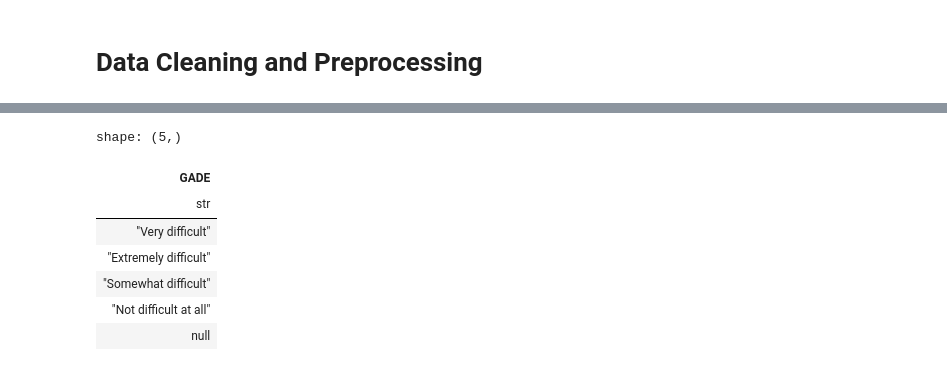
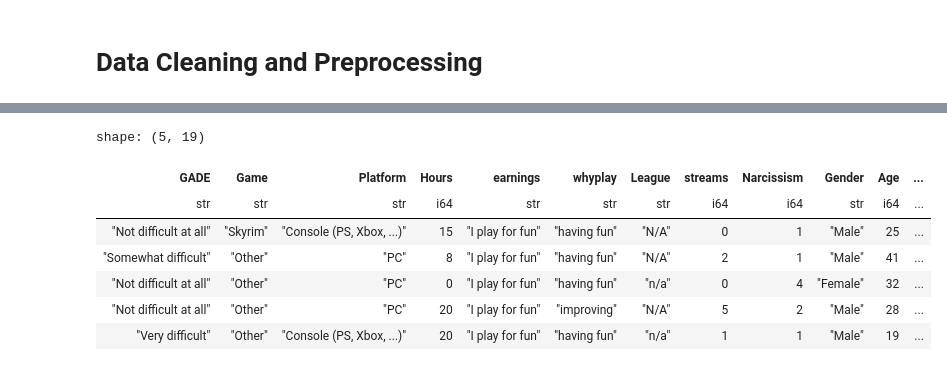
Before and after one commit to JeanLucGaffud/Statistical-Modeling-and-Simulation-Project, a Jupyter notebook: main.ipynb, the cells around one changed output, grey strips where cells are left out. Saved outputs shown, nothing was run; the diff lists cells and outputs as text; code cells hidden in the pictures.

```diff
--- a/main.ipynb
+++ b/main.ipynb
@@ -51,11 +31,20 @@ shape: (13_464, 25)
-# %%
-df["GADE"].unique()
-# %% [output]
-shape: (5,)
-| GADE |
-| str |
-| "Very difficult" |
-| "Extremely difficult" |
-| "Somewhat difficult" |
-| "Not difficult at all" |
-| null |
+# %%
+dropped_columns = [
+    "S. No.", "Timestamp", "GAD1", "GAD2", "GAD3", "GAD4", "GAD5", "GAD6", "GAD7",
+    "SWL1", "SWL2", "SWL3", "SWL4", "SWL5", "SPIN1", "SPIN2", "SPIN3", "SPIN4",
+    "SPIN5", "SPIN6", "SPIN7", "SPIN8", "SPIN9", "SPIN10", "SPIN11", "SPIN12",
+    "SPIN13", "SPIN14", "SPIN15", "SPIN16", "SPIN17", "highestleague",
+    "Residence_ISO3", "Birthplace_ISO3", "accept", "Reference"
+]
+
+df_clean = df.drop(dropped_columns)
+df_clean.head()
+# %% [output]
+shape: (5, 19)
+| GADE | Game | Platform | Hours | earnings | whyplay | League | streams | Narcissism | Gender | Age | ... |
+| str | str | str | i64 | str | str | str | i64 | i64 | str | i64 | ... |
+| "Not difficult at all" | "Skyrim" | "Console (PS, Xbox, ...)" | 15 | "I play for fun" | "having fun" | "N/A" | 0 | 1 | "Male" | 25 | ... |
+| "Somewhat difficult" | "Other" | "PC" | 8 | "I play for fun" | "having fun" | "N/A" | 2 | 1 | "Male" | 41 | ... |
+| "Not difficult at all" | "Other" | "PC" | 0 | "I play for fun" | "having fun" | "n/a" | 0 | 4 | "Female" | 32 | ... |
+| "Not difficult at all" | "Other" | "PC" | 20 | "I play for fun" | "improving" | "N/A" | 5 | 2 | "Male" | 28 | ... |
+| "Very difficult" | "Other" | "Console (PS, Xbox, ...)" | 20 | "I play for fun" | "having fun" | "n/a" | 1 | 1 | "Male" | 19 | ... |
```
Also changed, not shown: parts of 18 cells of this notebook.
